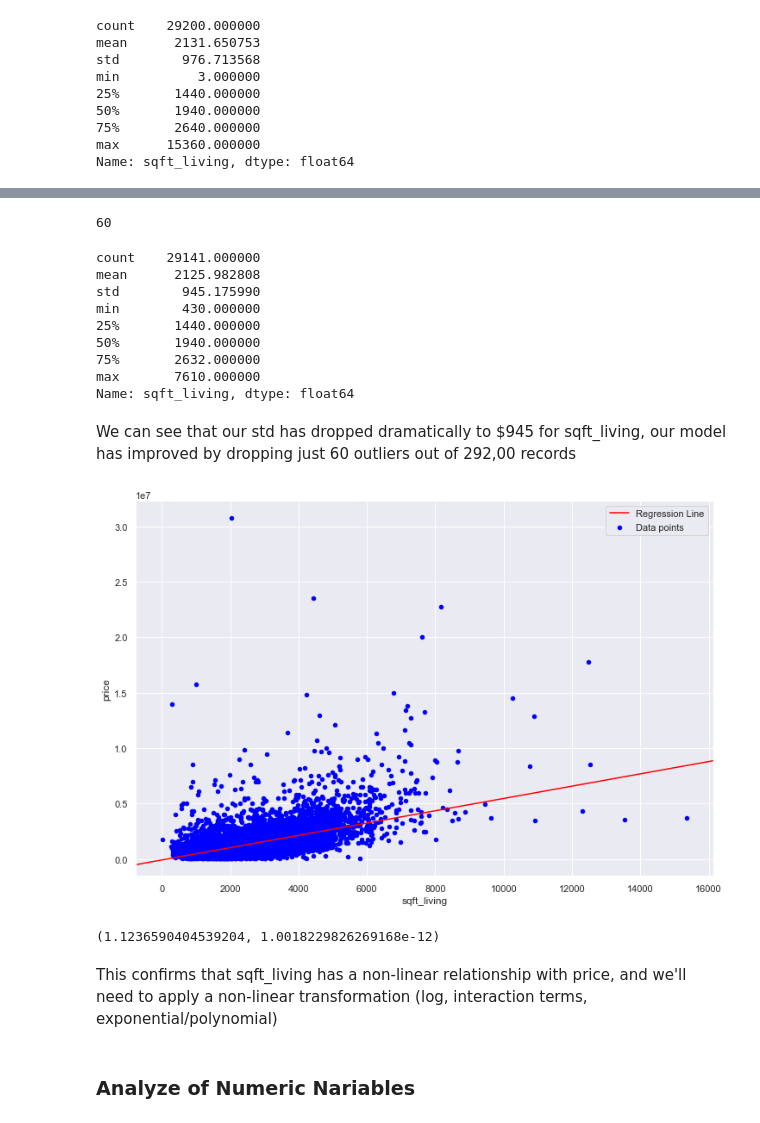
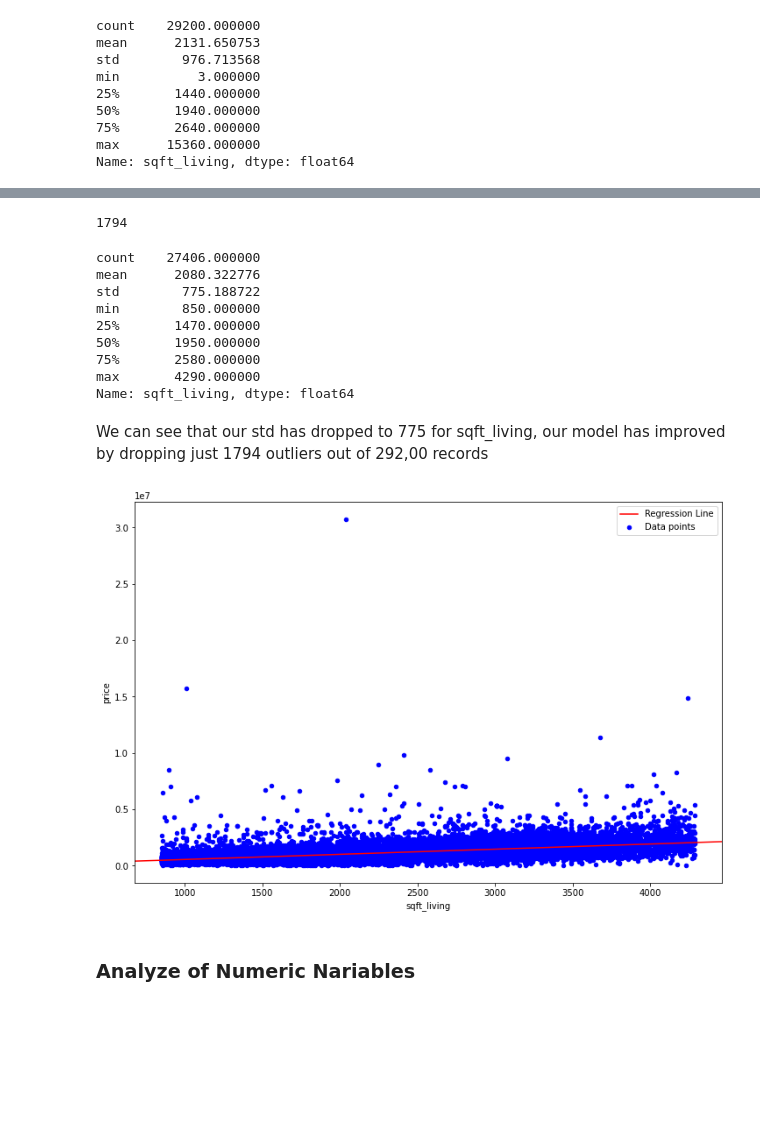
Before and after one commit to slowings/phase2-project, a Jupyter notebook: Final.ipynb, the cells around one changed output, grey strips where cells are left out. Drawn from its saved outputs; the diff is of its cells as text; code cells hidden in the pictures; blank space fills up the shorter version.

```diff
--- a/Final.ipynb
+++ b/Final.ipynb
@@ -251,21 +265,25 @@ df_filtered = df[(df["col"] < q_hi) & (df["col"] > q_low)]
+# %%
+q_low = df_kc['sqft_living'].quantile(0.03)
+
+q_high = df_kc['sqft_living'].quantile(0.97)
 # %%
-df_clean= df_kc[(df_kc['sqft_living']< 7658) & (df_kc['sqft_living']> 421)]
+df_clean= df_kc[(df_kc['sqft_living']< q_high) & (df_kc['sqft_living']> q_low)]
 # %%
 len(df_kc)-len(df_clean)
 # %% [output]
-60
+1794
 # %%
 df_clean['sqft_living'].describe()
 # %% [output]
-count    29141.000000
-mean      2125.982808
-std        945.175990
-min        430.000000
-25%       1440.000000
-50%       1940.000000
-75%       2632.000000
-max       7610.000000
+count    27406.000000
+mean      2080.322776
+std        775.188722
+min        850.000000
+25%       1470.000000
+50%       1950.000000
+75%       2580.000000
+max       4290.000000
 Name: sqft_living, dtype: float64
 # %% [markdown]
-We can see that our std has dropped dramatically to $945 for sqft_living, our model has improved by dropping just 60 outliers out of 292,00 records
+We can see that our std has dropped to 775 for sqft_living, our model has improved by dropping just 1794 outliers out of 292,00 records
 # %%
@@ -277,17 +295,10 @@ sgft_model = sm.OLS(y, sm.add_constant(X))
 sqft_results = sgft_model.fit()
 # %%
 fig, ax = plt.subplots(figsize=(12,8))
-df_kc.plot.scatter(x="sqft_living", y="price", label="Data points", color='blue', ax=ax)
+df_clean.plot.scatter(x="sqft_living", y="price", label="Data points", color='blue', ax=ax)
 sm.graphics.abline_plot(model_results=sqft_results, label="Regression Line", color='red', ax=ax)
 ax.legend();
 # %% [output]
-[figure, old version]
+[figure, new version]
-# %%
-#That's definitely not looking like a great linear relationship.  We'll test to see if it is linear.
-linear_rainbow(sqft_results)
-# %% [output]
-(1.1236590404539204, 1.0018229826269168e-12)
-# %% [markdown]
-This confirms that sqft_living has a non-linear relationship with price, and we'll need to apply a non-linear transformation (log, interaction terms, exponential/polynomial)
 # %% [markdown]
 ### Analyze of Numeric Nariables
```
Also changed, not shown: parts of 77 cells of this notebook, 2 other files.
